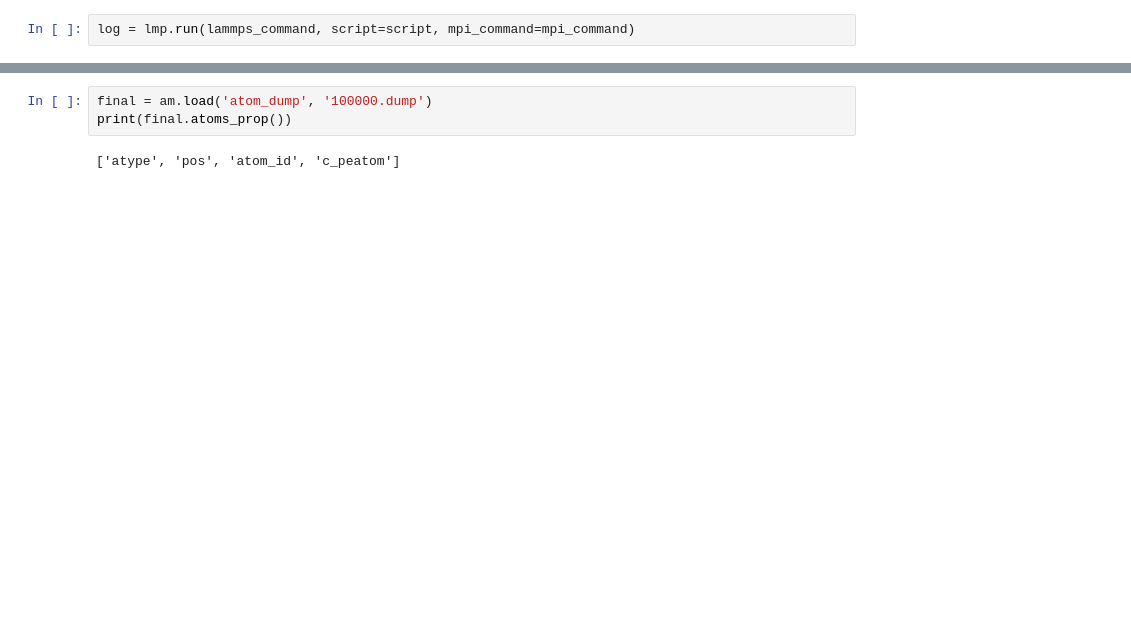
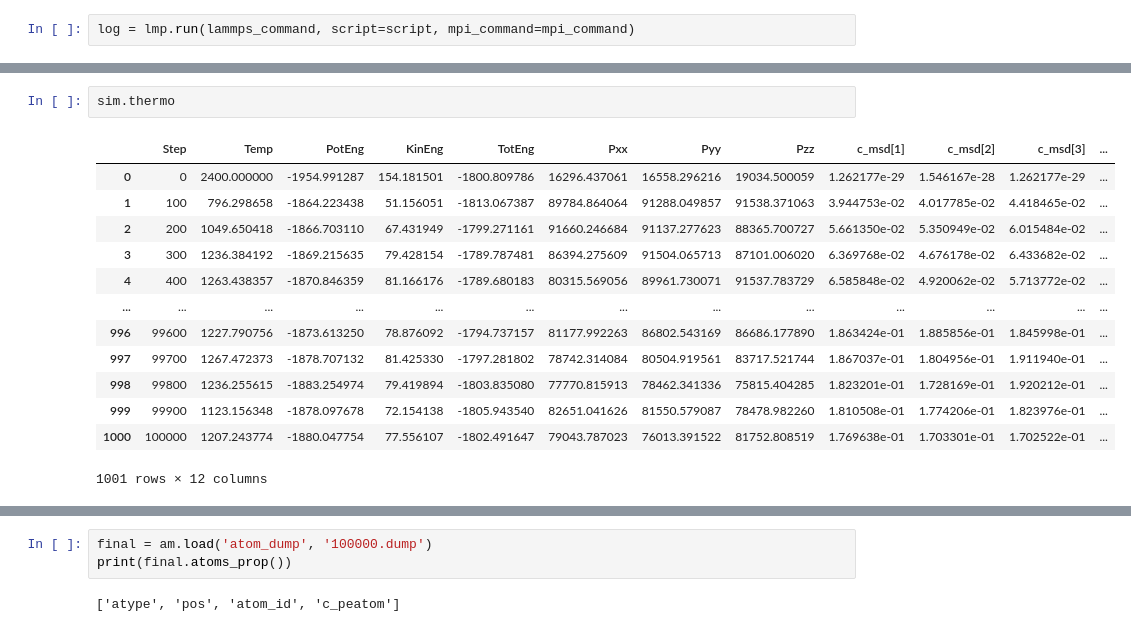
Before and after one commit to lmhale99/atomman-demo, a Jupyter notebook: 3. Run LAMMPS with atomman.ipynb, the cells around one changed output, grey strips where cells are left out. Cells and saved outputs as stored; diff of their text form; blank space fills up the shorter version.

```diff
--- a/3. Run LAMMPS with atomman.ipynb
+++ b/3. Run LAMMPS with atomman.ipynb
@@ -159 +186,17 @@ thermo
+# %%
+sim.thermo
+# %% [output]
+|  | Step | Temp | PotEng | KinEng | TotEng | Pxx | Pyy | Pzz | c_msd[1] | c_msd[2] | c_msd[3] | ... |
+| 0 | 0 | 2400.000000 | -1954.991287 | 154.181501 | -1800.809786 | 16296.437061 | 16558.296216 | 19034.500059 | 1.262177e-29 | 1.546167e-28 | 1.262177e-29 | ... |
+| 1 | 100 | 796.298658 | -1864.223438 | 51.156051 | -1813.067387 | 89784.864064 | 91288.049857 | 91538.371063 | 3.944753e-02 | 4.017785e-02 | 4.418465e-02 | ... |
+| 2 | 200 | 1049.650418 | -1866.703110 | 67.431949 | -1799.271161 | 91660.246684 | 91137.277623 | 88365.700727 | 5.661350e-02 | 5.350949e-02 | 6.015484e-02 | ... |
+| 3 | 300 | 1236.384192 | -1869.215635 | 79.428154 | -1789.787481 | 86394.275609 | 91504.065713 | 87101.006020 | 6.369768e-02 | 4.676178e-02 | 6.433682e-02 | ... |
+| 4 | 400 | 1263.438357 | -1870.846359 | 81.166176 | -1789.680183 | 80315.569056 | 89961.730071 | 91537.783729 | 6.585848e-02 | 4.920062e-02 | 5.713772e-02 | ... |
+| ... | ... | ... | ... | ... | ... | ... | ... | ... | ... | ... | ... | ... |
+| 996 | 99600 | 1227.790756 | -1873.613250 | 78.876092 | -1794.737157 | 81177.992263 | 86802.543169 | 86686.177890 | 1.863424e-01 | 1.885856e-01 | 1.845998e-01 | ... |
+| 997 | 99700 | 1267.472373 | -1878.707132 | 81.425330 | -1797.281802 | 78742.314084 | 80504.919561 | 83717.521744 | 1.867037e-01 | 1.804956e-01 | 1.911940e-01 | ... |
+| 998 | 99800 | 1236.255615 | -1883.254974 | 79.419894 | -1803.835080 | 77770.815913 | 78462.341336 | 75815.404285 | 1.823201e-01 | 1.728169e-01 | 1.920212e-01 | ... |
+| 999 | 99900 | 1123.156348 | -1878.097678 | 72.154138 | -1805.943540 | 82651.041626 | 81550.579087 | 78478.982260 | 1.810508e-01 | 1.774206e-01 | 1.823976e-01 | ... |
+| 1000 | 100000 | 1207.243774 | -1880.047754 | 77.556107 | -1802.491647 | 79043.787023 | 76013.391522 | 81752.808519 | 1.769638e-01 | 1.703301e-01 | 1.702522e-01 | ... |
+1001 rows × 12 columns
 # %%
```
Also changed, not shown: parts of 20 cells of this notebook, 7 other files.
